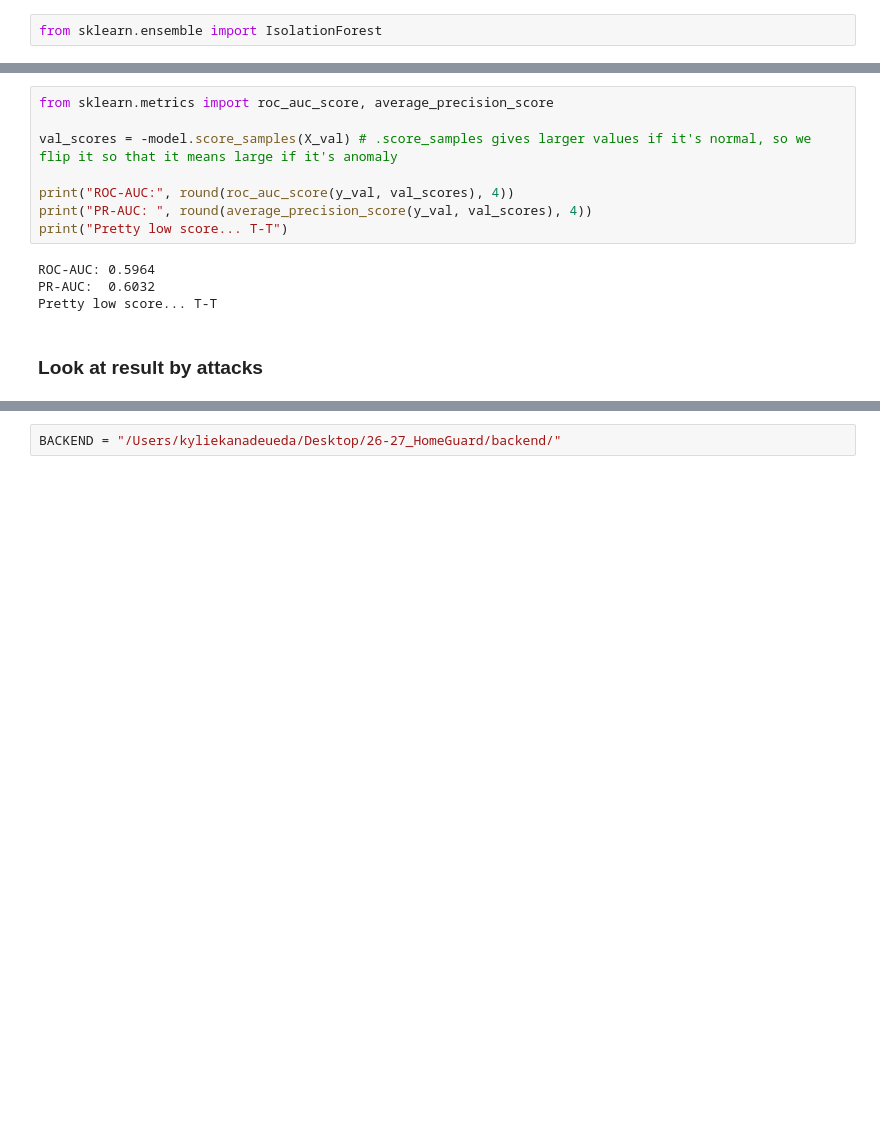
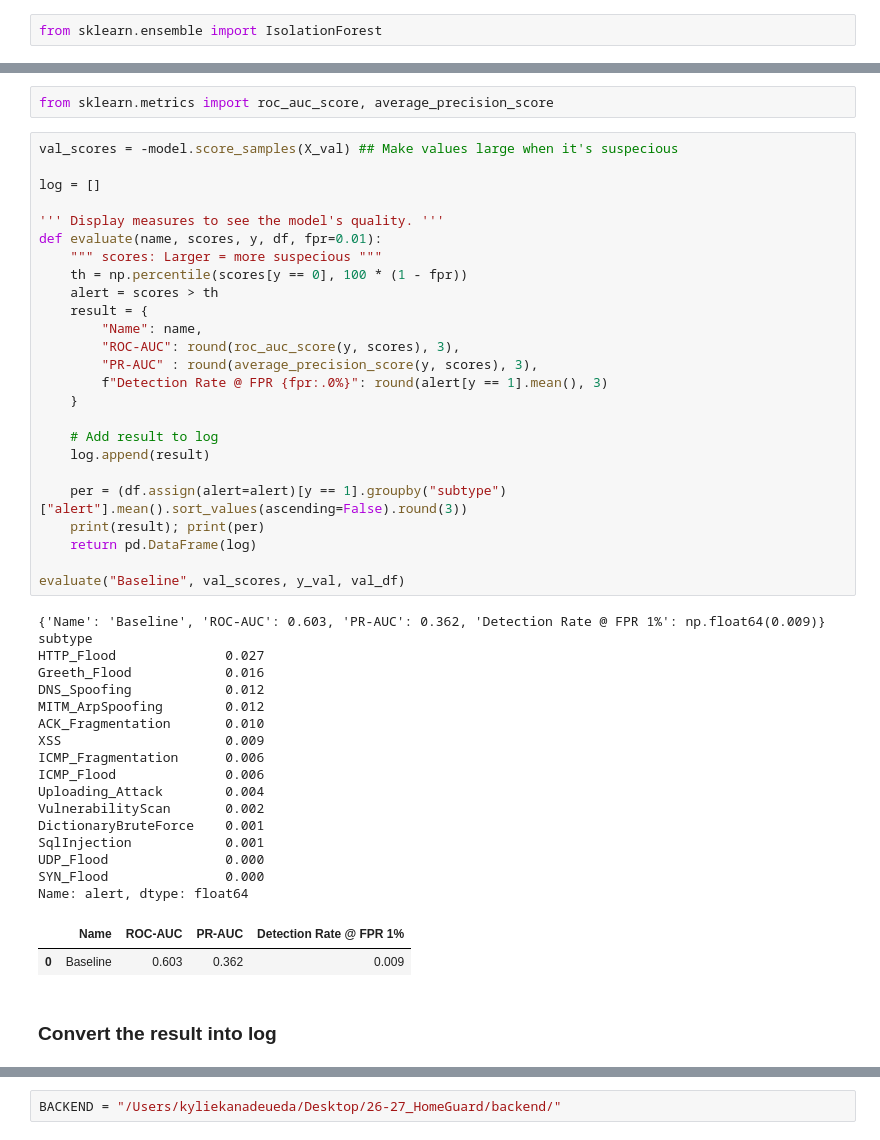
Before and after one commit to Etown-CS/26-27_HomeGuard, a Jupyter notebook: IoT-DIAD24_isolation_forest.ipynb, the cells around one changed output, grey strips where cells are left out. Cells and saved outputs as stored; diff of their text form; blank space fills up the shorter version.

```diff
--- a/IoT-DIAD24_isolation_forest.ipynb
+++ b/IoT-DIAD24_isolation_forest.ipynb
@@ -518,14 +568,49 @@ IsolationForest(n_estimators=200, n_jobs=-1, random_state=42)
+# %%
+from sklearn.metrics import roc_auc_score, average_precision_score
 # %%
-from sklearn.metrics import roc_auc_score, average_precision_score
+val_scores = -model.score_samples(X_val) ## Make values large when it's suspecious
 
-val_scores = -model.score_samples(X_val) # .score_samples gives larger values if it's normal, so we flip it so that it means large if it's anomaly
+log = []
 
-print("ROC-AUC:", round(roc_auc_score(y_val, val_scores), 4))
-print("PR-AUC: ", round(average_precision_score(y_val, val_scores), 4))
-print("Pretty low score... T-T")
+''' Display measures to see the model's quality. '''
+def evaluate(name, scores, y, df, fpr=0.01):
+    """ scores: Larger = more suspecious """
+    th = np.percentile(scores[y == 0], 100 * (1 - fpr))
+    alert = scores > th
+    result = {
+        "Name": name,
+        "ROC-AUC": round(roc_auc_score(y, scores), 3),
+        "PR-AUC" : round(average_precision_score(y, scores), 3),
+        f"Detection Rate @ FPR {fpr:.0%}": round(alert[y == 1].mean(), 3)
+    }
+
+    # Add result to log
+    log.append(result)
+
+    per = (df.assign(alert=alert)[y == 1].groupby("subtype")["alert"].mean().sort_values(ascending=False).round(3))
+    print(result); print(per)
+    return pd.DataFrame(log)
+
+evaluate("Baseline", val_scores, y_val, val_df)
 # %% [output]
-ROC-AUC: 0.5964
-PR-AUC:  0.6032
-Pretty low score... T-T
+{'Name': 'Baseline', 'ROC-AUC': 0.603, 'PR-AUC': 0.362, 'Detection Rate @ FPR 1%': np.float64(0.009)}
+subtype
+HTTP_Flood              0.027
+Greeth_Flood            0.016
+DNS_Spoofing            0.012
+MITM_ArpSpoofing        0.012
+ACK_Fragmentation       0.010
+XSS                     0.009
+ICMP_Fragmentation      0.006
+ICMP_Flood              0.006
+Uploading_Attack        0.004
+VulnerabilityScan       0.002
+DictionaryBruteForce    0.001
+SqlInjection            0.001
+UDP_Flood               0.000
+SYN_Flood               0.000
+Name: alert, dtype: float64
+|  | Name | ROC-AUC | PR-AUC | Detection Rate @ FPR 1% |
+| 0 | Baseline | 0.603 | 0.362 | 0.009 |
 # %% [markdown]
-### Look at result by attacks
+### Convert the result into log
```
Also changed, not shown: parts of 15 cells of this notebook, 3 other files.
